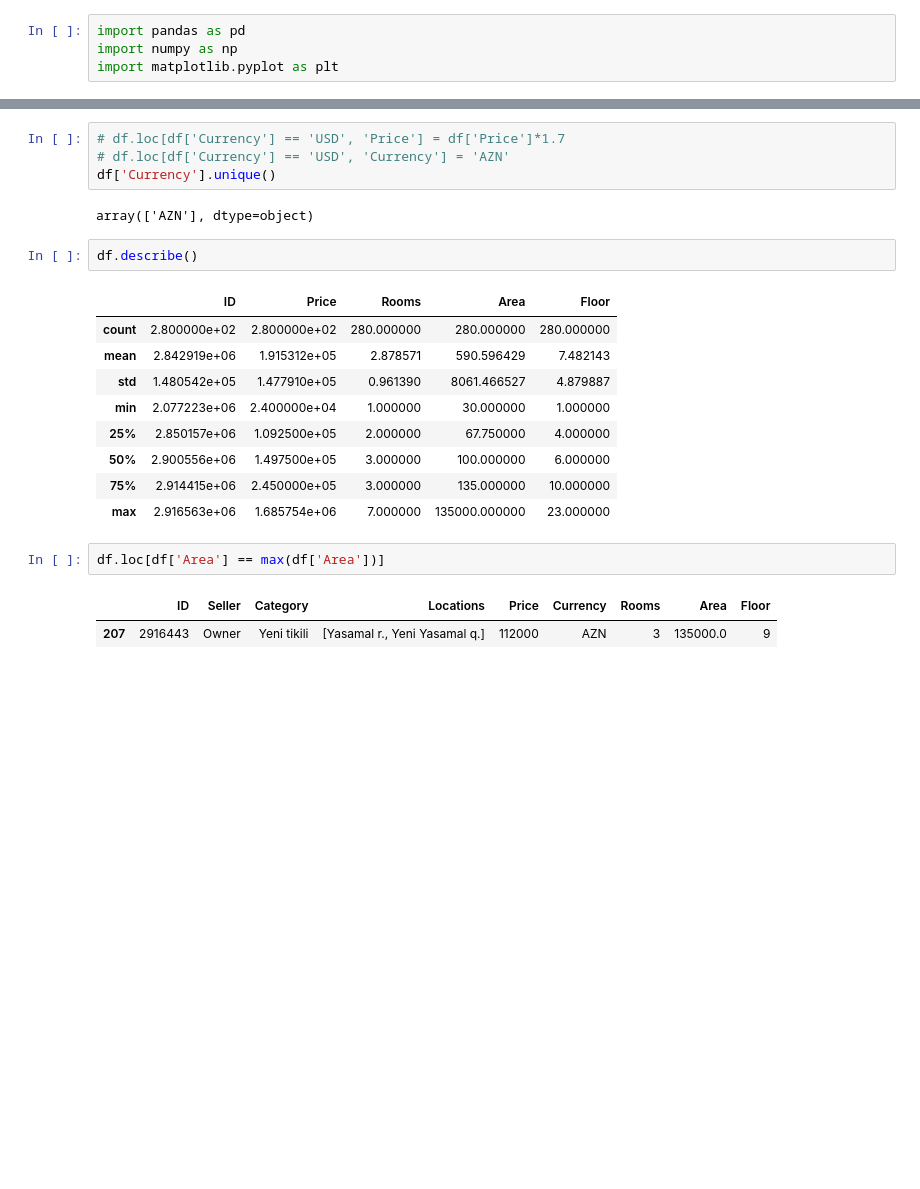
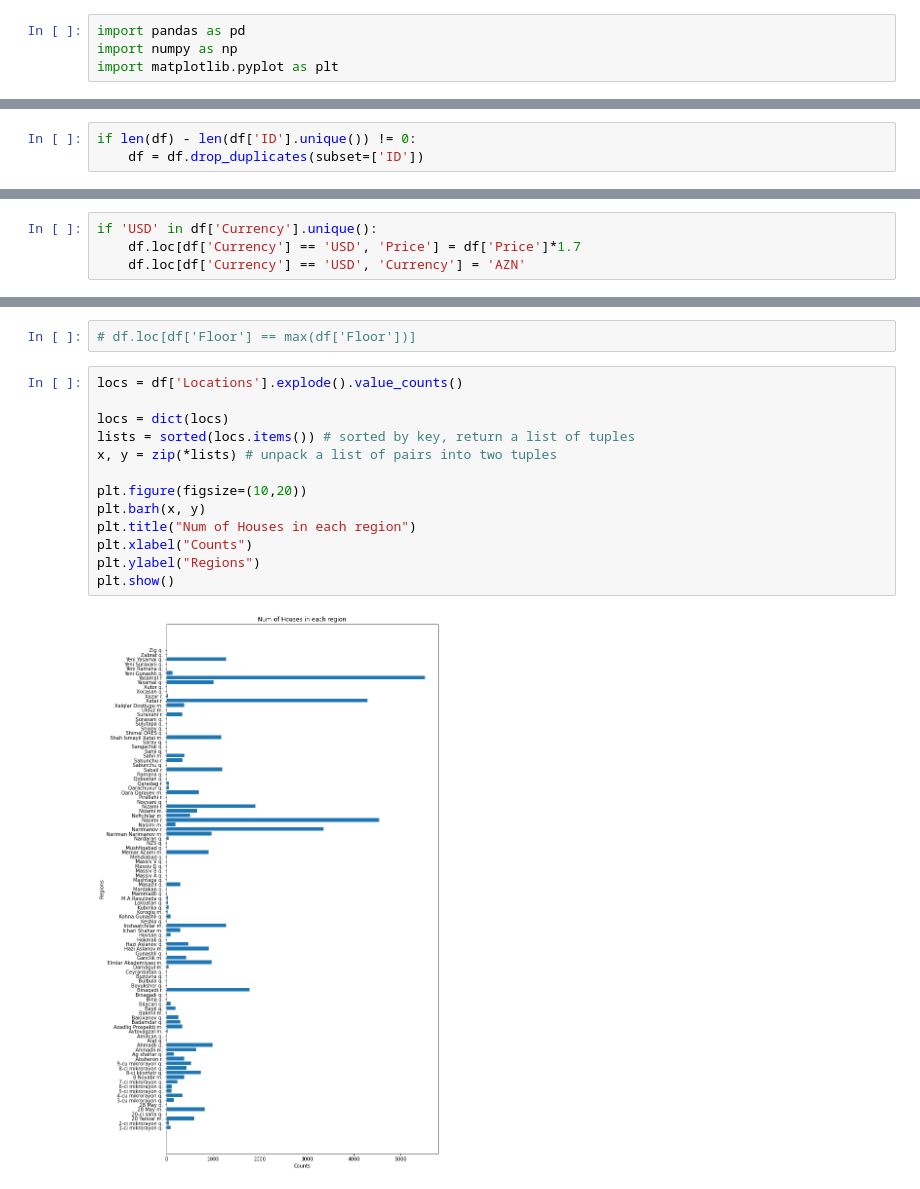
Before and after one commit to hexelot/ApartmentsAnalysis, a Jupyter notebook: analysing.ipynb, the cells around one changed output, grey strips where cells are left out. Cells and saved outputs as stored; diff of their text form; blank space fills up the shorter version.

```diff
--- a/analysing.ipynb
+++ b/analysing.ipynb
@@ -14,0 +35,3 @@ df.head(5)
+# %%
+if len(df) - len(df['ID'].unique()) != 0:
+    df = df.drop_duplicates(subset=['ID'])
@@ -15,3 +40,7 @@ df.head(5)
+# %%
+if 'USD' in df['Currency'].unique():
+    df.loc[df['Currency'] == 'USD', 'Price'] = df['Price']*1.7
+    df.loc[df['Currency'] == 'USD', 'Currency'] = 'AZN'
 # %%
 df['Locations'].explode().value_counts()
 # %% [output]
@@ -34,24 +63,18 @@ Sabunchu q.               1
 Name: Locations, dtype: int64
-# %%
-# df.loc[df['Currency'] == 'USD', 'Price'] = df['Price']*1.7
-# df.loc[df['Currency'] == 'USD', 'Currency'] = 'AZN'
-df['Currency'].unique()
-# %% [output]
-array(['AZN'], dtype=object)
-# %%
-df.describe()
-# %% [output]
-|  | ID | Price | Rooms | Area | Floor |
-| count | 2.800000e+02 | 2.800000e+02 | 280.000000 | 280.000000 | 280.000000 |
-| mean | 2.842919e+06 | 1.915312e+05 | 2.878571 | 590.596429 | 7.482143 |
-| std | 1.480542e+05 | 1.477910e+05 | 0.961390 | 8061.466527 | 4.879887 |
-| min | 2.077223e+06 | 2.400000e+04 | 1.000000 | 30.000000 | 1.000000 |
-| 25% | 2.850157e+06 | 1.092500e+05 | 2.000000 | 67.750000 | 4.000000 |
-| 50% | 2.900556e+06 | 1.497500e+05 | 3.000000 | 100.000000 | 6.000000 |
-| 75% | 2.914415e+06 | 2.450000e+05 | 3.000000 | 135.000000 | 10.000000 |
-| max | 2.916563e+06 | 1.685754e+06 | 7.000000 | 135000.000000 | 23.000000 |
 # %%
-df.loc[df['Area'] == max(df['Area'])]
+# df.loc[df['Floor'] == max(df['Floor'])]
-# %% [output]
-|  | ID | Seller | Category | Locations | Price | Currency | Rooms | Area | Floor |
-| 207 | 2916443 | Owner | Yeni tikili | [Yasamal r., Yeni Yasamal q.] | 112000 | AZN | 3 | 135000.0 | 9 |
+# %%
+locs = df['Locations'].explode().value_counts()
+
+locs = dict(locs)
+lists = sorted(locs.items()) # sorted by key, return a list of tuples
+x, y = zip(*lists) # unpack a list of pairs into two tuples
+
+plt.figure(figsize=(10,20))
+plt.barh(x, y)
+plt.title("Num of Houses in each region")
+plt.xlabel("Counts")
+plt.ylabel("Regions")
+plt.show()
+# %% [output]
+[figure, added]
```
Also changed, not shown: parts of 13 cells of this notebook.
